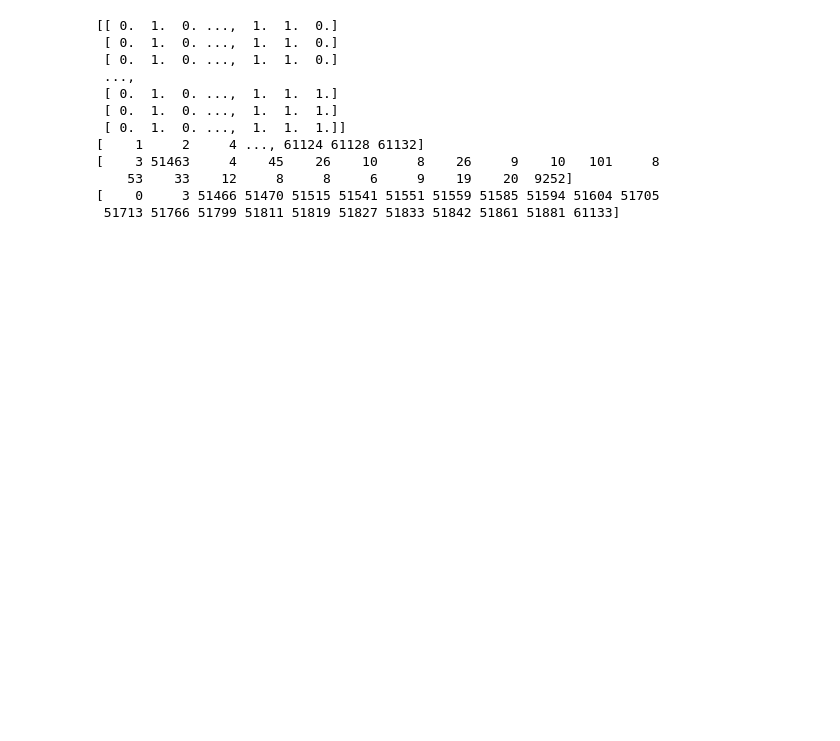
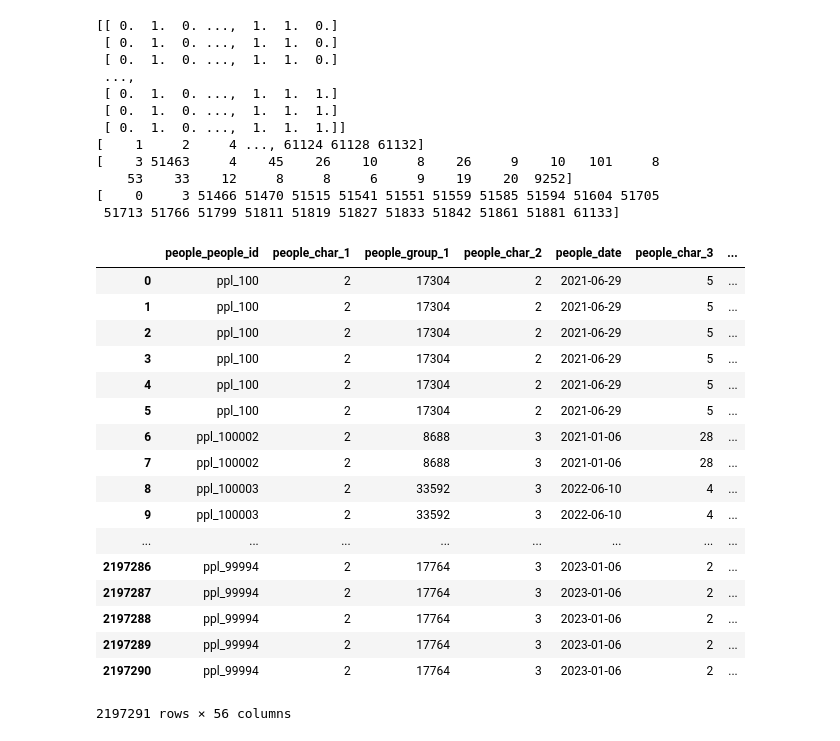
Before and after one commit to BhavyaLight/kaggle-predicting-Red-Hat-Business-Value, a Jupyter notebook: Red_hat_business_value.ipynb, the cells around one changed output. Cells and saved outputs as stored; diff of their text form; code cells hidden in the pictures; blank space fills up the shorter version.

```diff
--- a/Red_hat_business_value.ipynb
+++ b/Red_hat_business_value.ipynb
@@ -109,3 +110,24 @@ else:
     53    33    12     8     8     6     9    19    20  9252]
 [    0     3 51466 51470 51515 51541 51551 51559 51585 51594 51604 51705
  51713 51766 51799 51811 51819 51827 51833 51842 51861 51881 61133]
+# %%
+train_dataset
+# %% [output]
+|  | people_people_id | people_char_1 | people_group_1 | people_char_2 | people_date | people_char_3 | ... |
+| 0 | ppl_100 | 2 | 17304 | 2 | 2021-06-29 | 5 | ... |
+| 1 | ppl_100 | 2 | 17304 | 2 | 2021-06-29 | 5 | ... |
+| 2 | ppl_100 | 2 | 17304 | 2 | 2021-06-29 | 5 | ... |
+| 3 | ppl_100 | 2 | 17304 | 2 | 2021-06-29 | 5 | ... |
+| 4 | ppl_100 | 2 | 17304 | 2 | 2021-06-29 | 5 | ... |
+| 5 | ppl_100 | 2 | 17304 | 2 | 2021-06-29 | 5 | ... |
+| 6 | ppl_100002 | 2 | 8688 | 3 | 2021-01-06 | 28 | ... |
+| 7 | ppl_100002 | 2 | 8688 | 3 | 2021-01-06 | 28 | ... |
+| 8 | ppl_100003 | 2 | 33592 | 3 | 2022-06-10 | 4 | ... |
+| 9 | ppl_100003 | 2 | 33592 | 3 | 2022-06-10 | 4 | ... |
+| ... | ... | ... | ... | ... | ... | ... | ... |
+| 2197286 | ppl_99994 | 2 | 17764 | 3 | 2023-01-06 | 2 | ... |
+| 2197287 | ppl_99994 | 2 | 17764 | 3 | 2023-01-06 | 2 | ... |
+| 2197288 | ppl_99994 | 2 | 17764 | 3 | 2023-01-06 | 2 | ... |
+| 2197289 | ppl_99994 | 2 | 17764 | 3 | 2023-01-06 | 2 | ... |
+| 2197290 | ppl_99994 | 2 | 17764 | 3 | 2023-01-06 | 2 | ... |
+2197291 rows × 56 columns
```
Also changed, not shown: parts of 6 cells of this notebook.
